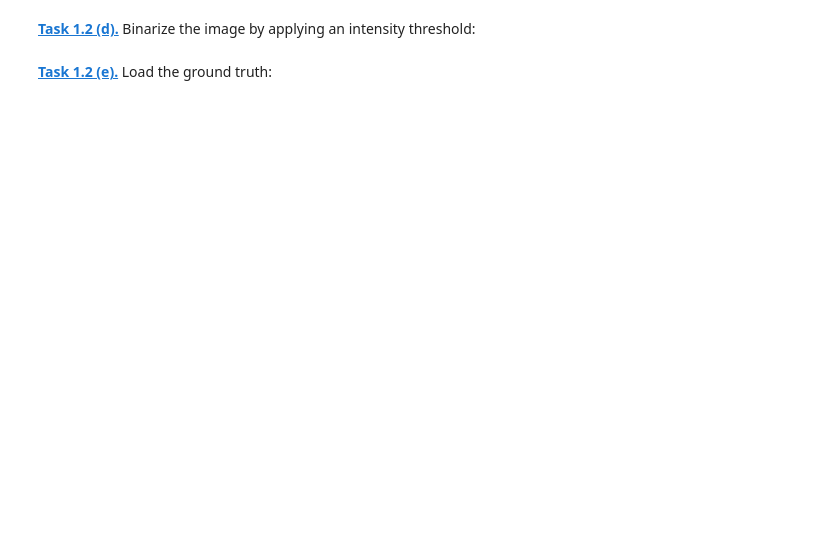
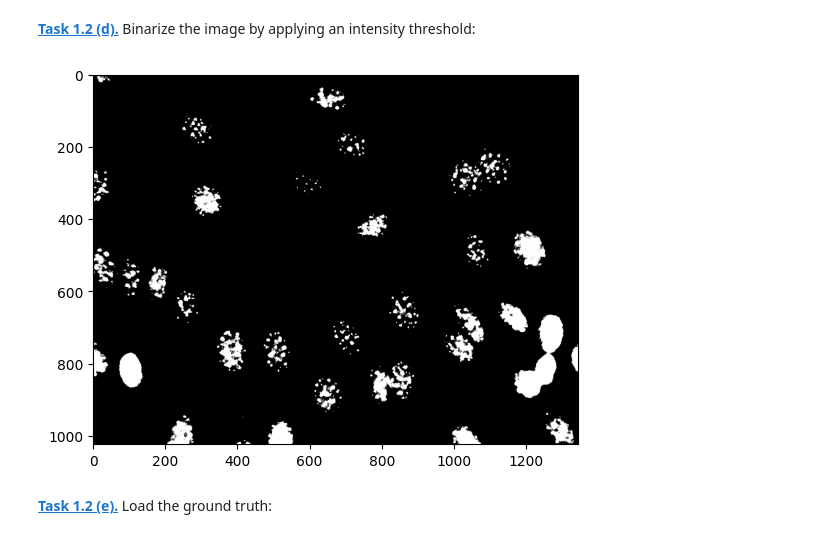
Before and after one commit to emmalisa1/mobi-fs5-python, a Jupyter notebook: segm_threshold.ipynb, the cells around one changed output. Cells and saved outputs as stored; diff of their text form; code cells hidden in the pictures; blank space fills up the shorter version.

```diff
--- a/segm_threshold.ipynb
+++ b/segm_threshold.ipynb
@@ -18,4 +25,11 @@ plt.imshow(cells)
 # %% [markdown]
 **[Task 1.2 (d).]()** Binarize the image by applying an intensity threshold:
+# %%
+T=0.15
+binary= cells >= T
+plt.imshow(binary, cmap='gray')
+plt.show()
+# %% [output]
+[figure, added]
 # %% [markdown]
 **[Task 1.2 (e).]()** Load the ground truth:
```
Also changed, not shown: parts of 4 cells of this notebook.
